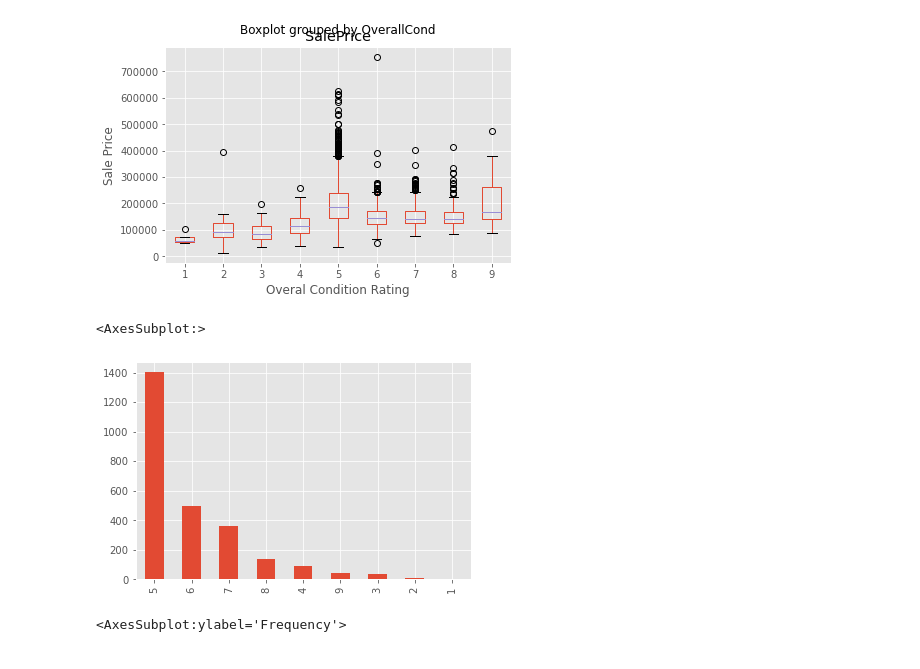
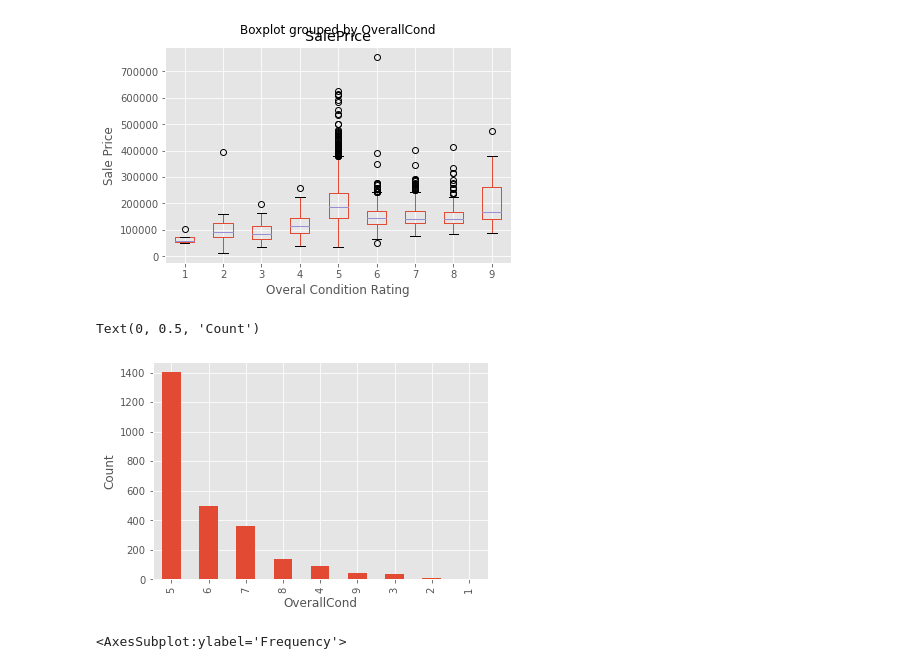
Before and after one commit to mobrien829/ames-ml-project, a Jupyter notebook: Caroline/ML Project EDA.ipynb, the cells around one changed output. Cells and saved outputs as stored; diff of their text form; code cells hidden in the pictures.

```diff
--- a/Caroline/ML Project EDA.ipynb
+++ b/Caroline/ML Project EDA.ipynb
@@ -116,9 +108,11 @@ Text(0.5, 0, 'Overal Condition Rating')
 # %%
 #Yeah there are a ton of 5s. Idk how to sort them not in this dumb order
 hp['OverallCond'].value_counts().plot.bar()
+plt.xlabel('OverallCond')
+plt.ylabel('Count')
 # %% [output]
-<AxesSubplot:>
+Text(0, 0.5, 'Count')
-[figure, old version]
+[figure, new version]
 # %%
 hp['YearBuilt'].plot.hist(bins = 50)
 #can definitely see some booms. 20s, 50s and 60s, 90s and especially early 2000s
```
Also changed, not shown: parts of 3 cells of this notebook, 2 other files.
